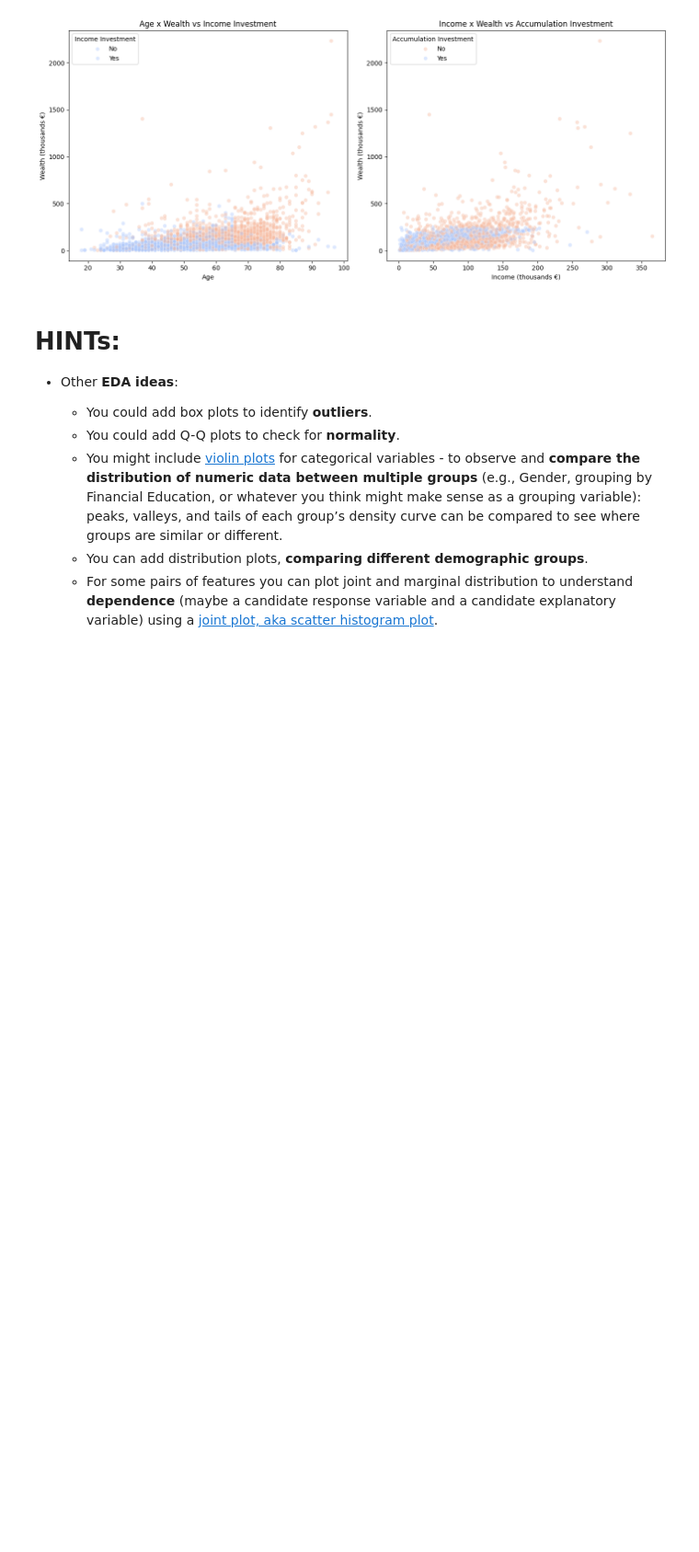
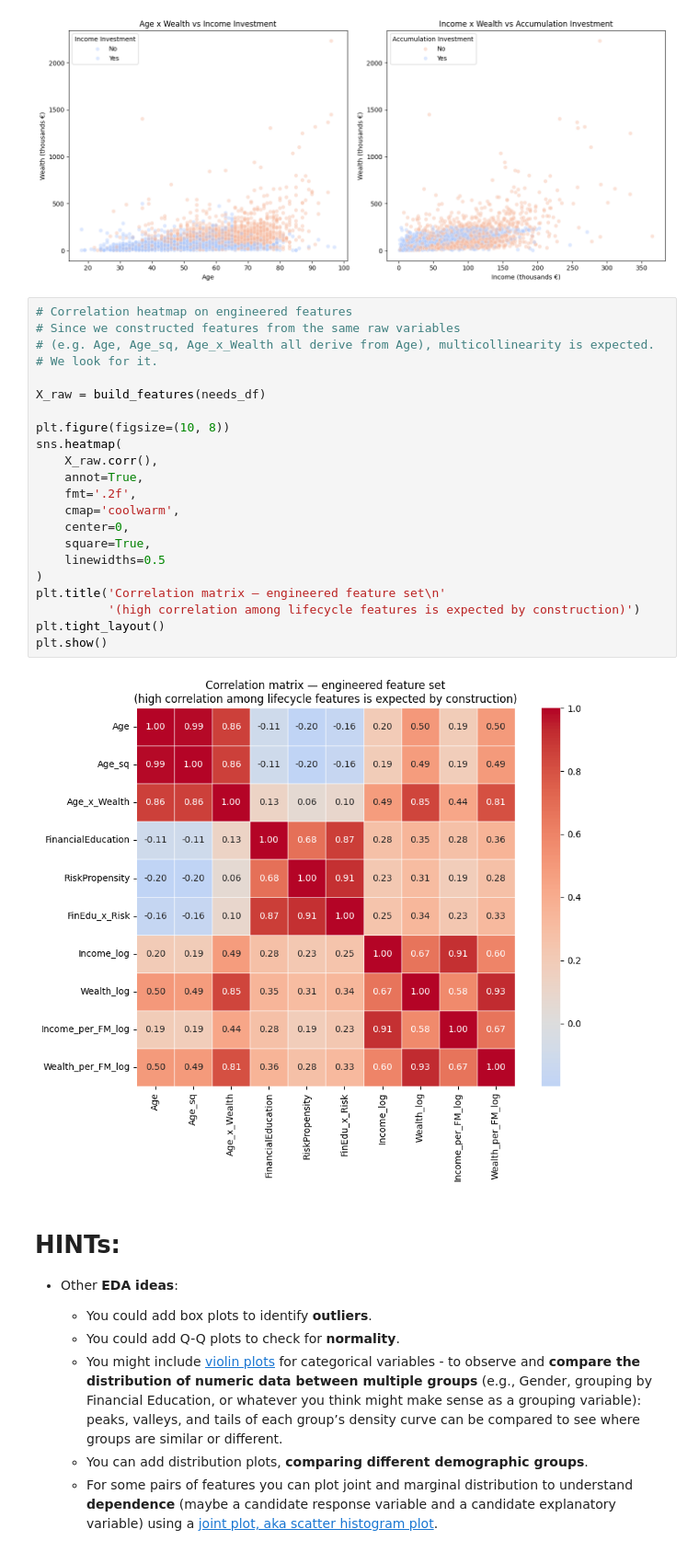
Before and after one commit to tommybaresi-creator/fintech-group-work, a Jupyter notebook: BusinessCase2/EstimatingNeedsPoliMI.ipynb, the cells around one changed output. Shown at 92% size. Cells and saved outputs as stored; diff of their text form; blank space fills up the shorter version.

Commit message:
added heatmap on engineered features to analyze if they're worth it

```diff
--- a/BusinessCase2/EstimatingNeedsPoliMI.ipynb
+++ b/BusinessCase2/EstimatingNeedsPoliMI.ipynb
@@ -394,6 +394,30 @@ plt.show()
 [figure]
 [figure]
 [figure]
+# %%
+# Correlation heatmap on engineered features
+# Since we constructed features from the same raw variables
+# (e.g. Age, Age_sq, Age_x_Wealth all derive from Age), multicollinearity is expected.
+# We look for it.
+
+X_raw = build_features(needs_df)
+
+plt.figure(figsize=(10, 8))
+sns.heatmap(
+    X_raw.corr(),
+    annot=True,
+    fmt='.2f',
+    cmap='coolwarm',
+    center=0,
+    square=True,
+    linewidths=0.5
+)
+plt.title('Correlation matrix — engineered feature set\n'
+          '(high correlation among lifecycle features is expected by construction)')
+plt.tight_layout()
+plt.show()
+# %% [output]
+[figure, added]
 # %% [markdown]
 # **HINTs**:
 
```
Also changed, not shown: parts of 2 cells of this notebook, 1 other file.
